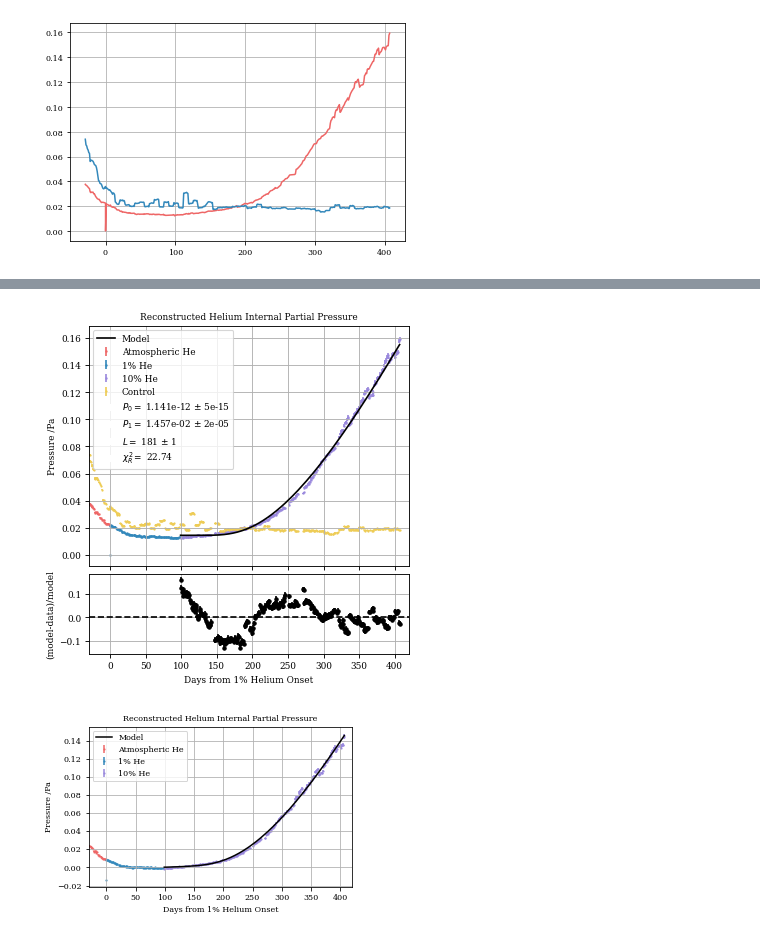
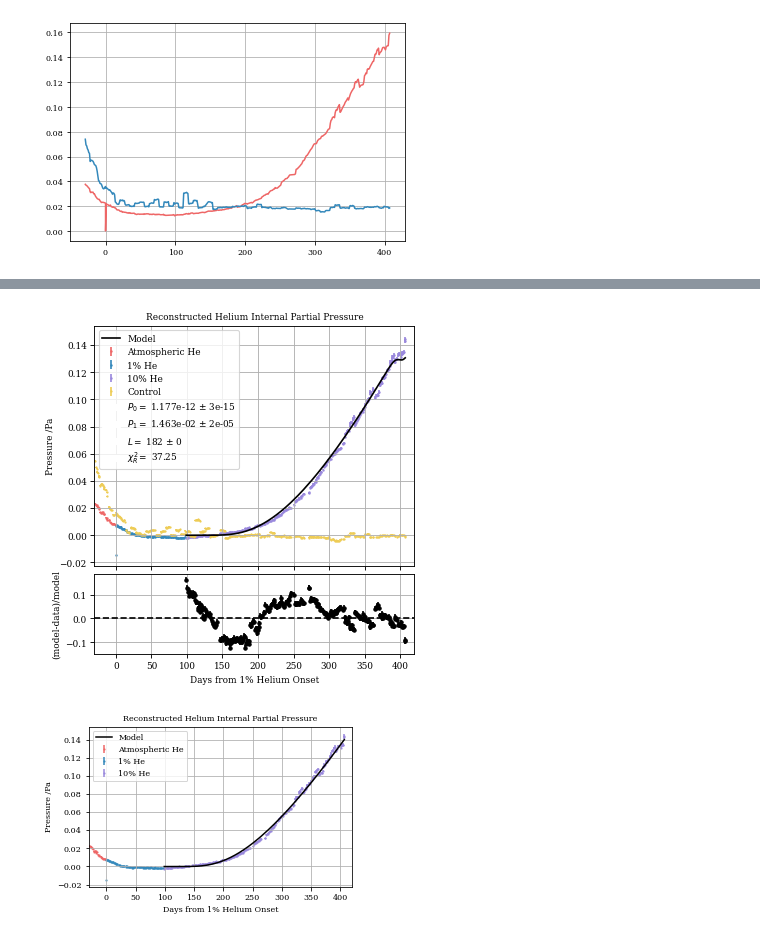
Before and after one commit to SuperNEMO-DBD/PMT-ShapeAnalysis, a Jupyter notebook: pmt_he_study/summary_files/internal_pp.ipynb, the cells around one changed output, grey strips where cells are left out. Cells and saved outputs as stored; diff of their text form; code cells hidden in the pictures.

```diff
--- a/pmt_he_study/summary_files/internal_pp.ipynb
+++ b/pmt_he_study/summary_files/internal_pp.ipynb
@@ -778,11 +910,14 @@ class Model_0:
 # %%
-model = Model()
+model = Model_eff()
 
 try:
     start = np.where(date_0 == 0)[0][0]
 except:
     start = np.where(date_0 == 1)[0][0]
 mid = np.where(date_0 == 98)[0][0]
+
+he0 = t_popt[0] * np.array(he_nums[0]) * np.array(he_nums[0]) + t_popt[1] * np.array(he_nums[0]) + t_popt[2]
+he1 = t_popt[0] * np.array(he_nums[1]) * np.array(he_nums[1]) + t_popt[1] * np.array(he_nums[1]) + t_popt[2]
 
 pp0 = pp(date_0, gain_ch0, av_charge_ch0, nums[0])
 pp1 = pp(date_1, gain_ch1, av_charge_ch1, nums[1])
@@ -792,7 +927,7 @@ pp1_err = np.array(pp1)*0.01
 x = np.array(date_0[mid + 1:]) - date_0[mid + 1:][0]
 y = pp0[mid + 1:]
 yerr = pp0_err[mid + 1:]
-pars, errs, chi = root_fit(x, y, yerr, model)
+pars, errs, chi = root_fit_eff(x, y, yerr, model)
 x_model = np.array(date_0[mid + 1:])
 y_model = model.func(x, pars)
 
@@ -802,3 +937,19 @@ x_2, y_2, y_err_2 = np.array(date_0[mid + 1:]), np.array(pp0[mid + 1:]), np.arra
 x_3, y_3, y_err_3 = np.array(date_1), np.array(pp1), np.array(pp1_err)
 
 k = pars[1]
+print("pars:", pars)
+
+x_i = 0
+y_i = 0
+while y_i <= 3.13:
+    y_i = model.func(np.array([x_i]), pars)[0]
+    x_i += 1
+print(x_i)
+
+x_i = 0
+y_i = 0
+while y_i <= 0.13:
+    y_i = model.func(np.array([x_i]), pars)[0]
+    x_i += 1
+print(x_i)
+print("finished")
@@ -805,39 +982,40 @@ k = pars[1]
 # %%
 fig1 = plt.figure(num=None, figsize=(5, 5), dpi=80, facecolor='w', edgecolor='k')
 frame1 = fig1.add_axes((.15, .32, .8, .6))
 frame1.set_xticklabels([])
-plt.errorbar(x_0, y_0, zorder=0, yerr=y_err_0, fmt="C0s", label="Atmospheric He", markersize=1)
-plt.errorbar(x_1, y_1, zorder=0, yerr=y_err_1, fmt="C1s", label="1% He", markersize=1)
-plt.errorbar(x_2, y_2, zorder=0, yerr=y_err_2, fmt="C2s", label="10% He", markersize=1)
-plt.errorbar(x_3, y_3, zorder=0, yerr=y_err_3, fmt="C3o", label="Control", markersize=1)
-plt.plot(x_model, y_model, 'k-', label='Model', zorder=10)
+plt.errorbar(x_0, y_0 - k, zorder=0, yerr=y_err_0, fmt="C0s", label="Atmospheric He", markersize=1)
+plt.errorbar(x_1, y_1 - k, zorder=0, yerr=y_err_1, fmt="C1s", label="1% He", markersize=1)
+plt.errorbar(x_2, y_2 - k, zorder=0, yerr=y_err_2, fmt="C2s", label="10% He", markersize=1)
+
+plt.errorbar(x_3, y_3 - np.average(y_3[mid + 1:]), zorder=0, yerr=y_err_3, fmt="C3o", label="Control", markersize=1)
+plt.plot(x_model, y_model - k, 'k-', label='Model', zorder=10)
 # plt.axvline(date_0[start], 0, 100, ls='--', color='k')
 # plt.axvline(date_0[mid], 0, 100, ls='--', color='k')
 
 handles, labels = plt.gca().get_legend_handles_labels()
 patch = patches.Patch(color='white', label=r'$P_0 =$ {:.3e} ± {:.0e}'.format(pars[0], errs[0]))
 patch_1 = patches.Patch(color='white', label=r'$P_1 =$ {:.3e} ± {:.0e}'.format(pars[1], errs[1]))
 patch_2 = patches.Patch(color='white', label=r'$L =$ {:.0f} ± {:.0f}'.format(pars[2] / (3600 * 24), errs[2] / (3600 * 24)))
 patch_3 = patches.Patch(color='white', label=r'$\chi^2_R =$ {:.2f}'.format(chi))
 handles.extend([patch, patch_1, patch_2, patch_3])
 
 plt.ylabel("Pressure /Pa")
 plt.title("Reconstructed Helium Internal Partial Pressure")
 plt.xlim(-30, 420)
 plt.legend(handles=handles, loc='upper left')
 
 frame2 = fig1.add_axes((.15, .1, .8, .2))
 plt.xlabel("Days from 1% Helium Onset")
 plt.axhline(0, ls='--', color='black')
 plt.ylabel("(model-data)/model")
 plt.xlim(-30, 420)
 plt.errorbar(x_model, (y_model - y_2) / y_model, yerr=y_err_2/y, fmt="k.")
 plt.tight_layout()
 
-plt.savefig("/Users/williamquinn/Desktop/PMT_Project/pi_vs_time.pdf")
+#plt.savefig("/Users/williamquinn/Desktop/model_0_he_pi_vs_time.pdf")
 #plt.close()
 # %% [output]
-[figure, old version]
+[figure, new version]
 # %%
 fig1 = plt.figure(figsize=figsize, facecolor='w')
 plt.errorbar(x_0, y_0-k, zorder=0, yerr=y_err_0, fmt="C0s", label="Atmospheric He", markersize=1)
```
Also changed, not shown: parts of 16 cells of this notebook, 12 other files.
